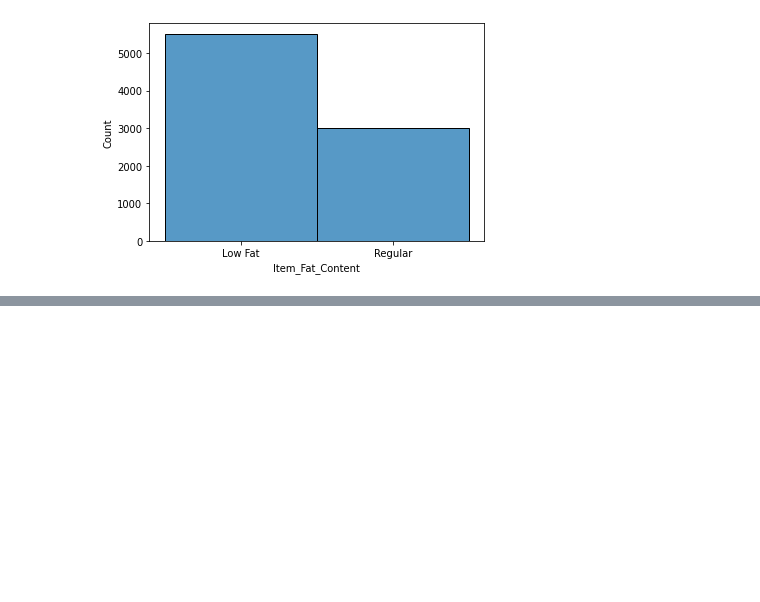
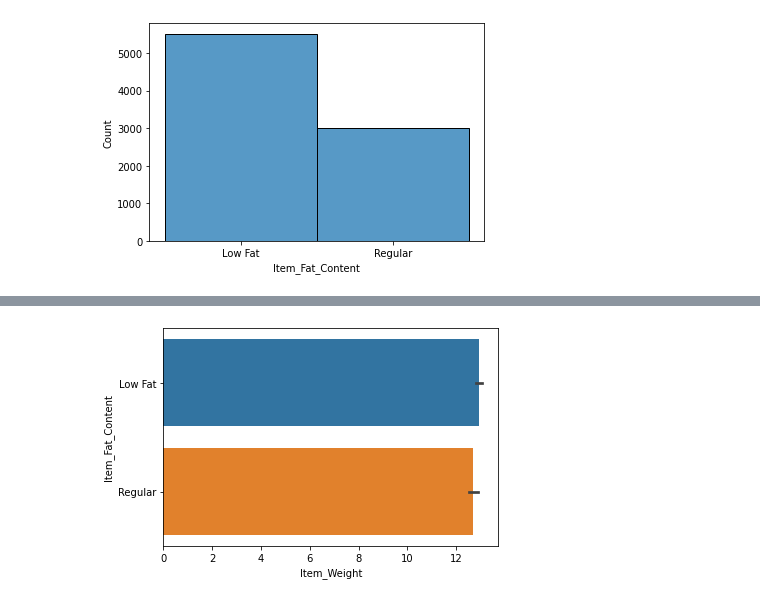
Before and after one commit to mmcasares/Food-Sales-Predictions, a Jupyter notebook: Food_Sales_Predictions_Migael_Moran.ipynb, the cells around one changed output, grey strips where cells are left out. Saved outputs shown, nothing was run; the diff lists cells and outputs as text; code cells hidden in the pictures; blank space fills up the shorter version.

```diff
--- a/Food_Sales_Predictions_Migael_Moran.ipynb
+++ b/Food_Sales_Predictions_Migael_Moran.ipynb
@@ -241,0 +250,5 @@ df['Item_Type'].hist(bins='auto', grid=False);
+# %%
+#Additional visulazation of data of Food Sales
+sns.barplot(data=df, y='Item_Fat_Content', x='Item_Weight');
+# %% [output]
+[figure, added]
```
Also changed, not shown: parts of 3 cells of this notebook.
